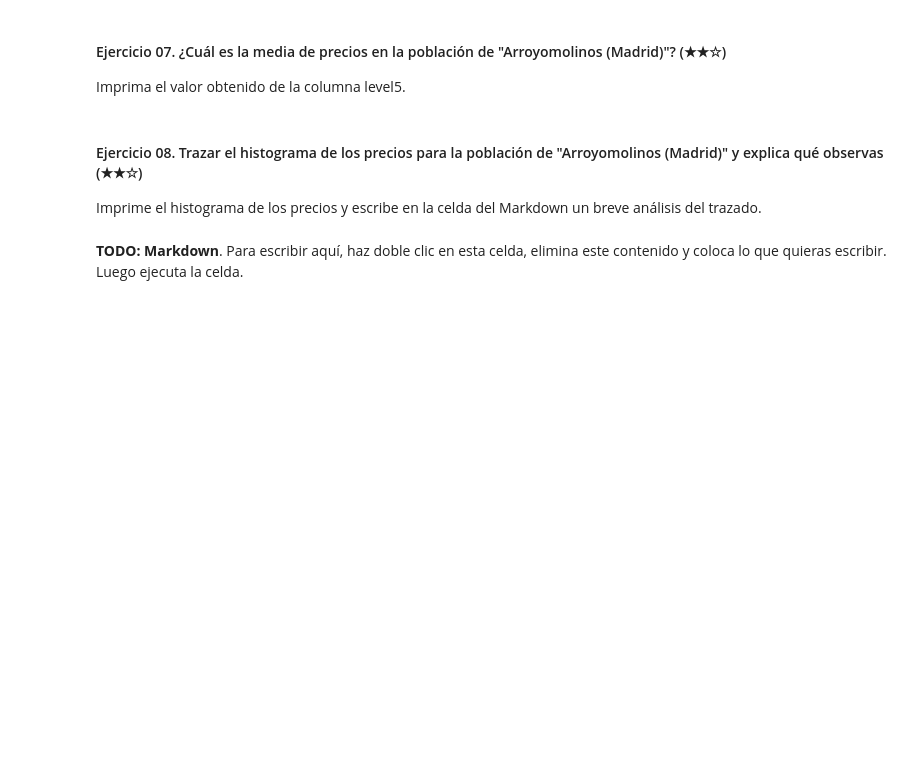
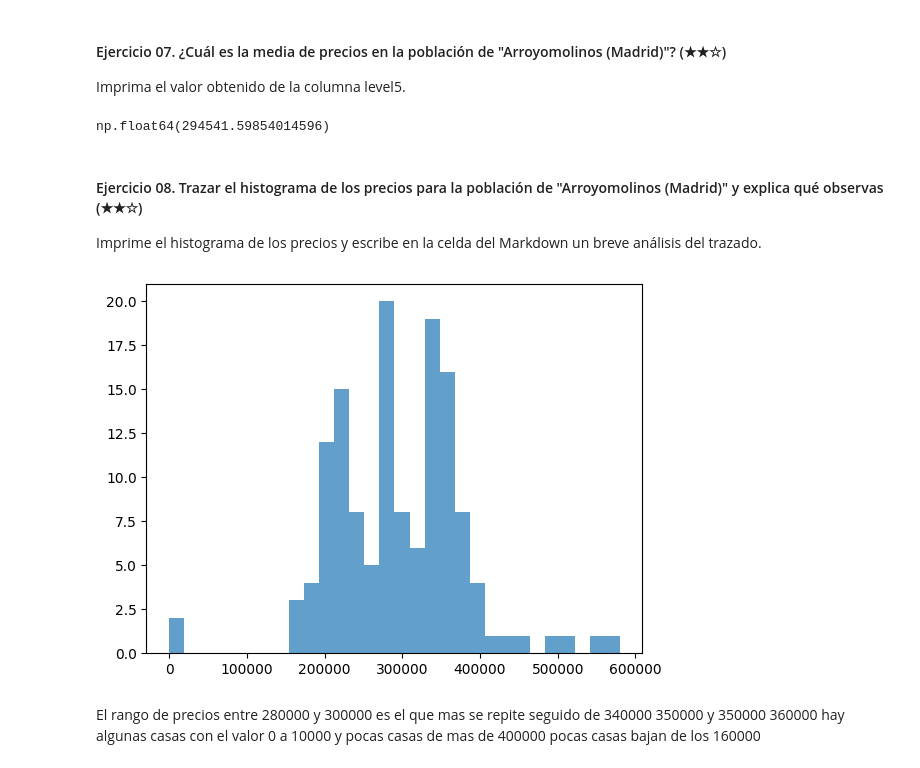
Before and after one commit to elchck81/data-clean-up-pandas-for-beginners-project, a Jupyter notebook: project.es.ipynb, the cells around one changed output. Cells and saved outputs as stored; diff of their text form; code cells hidden in the pictures; blank space fills up the shorter version.

Commit message:
Terminados todos menos el 6

```diff
--- a/project.es.ipynb
+++ b/project.es.ipynb
@@ -274,6 +252,13 @@ Despues de eliminar los valores nulos, compara el tamaño del DataFrame antes y
 Imprima el valor obtenido de la columna level5.
 # %%
 # TODO
+import pandas as pd
+
+# Leer el archivo CSV
+ds = pd.read_csv('assets/real_estate.csv', sep=';') # Este archivo CSV contiene puntos y comas en lugar de comas como separadores
+ds.loc[ds["level5"]=="Arroyomolinos (Madrid)"]["price"].mean()
+# %% [output]
+np.float64(294541.59854014596)
 # %% [markdown]
 #### Ejercicio 08. Trazar el histograma de los precios para la población de "Arroyomolinos (Madrid)" y explica qué observas (★★☆)
 
@@ -281,6 +266,15 @@ Imprime el histograma de los precios y escribe en la celda del Markdown un breve
 # %%
 import matplotlib.pyplot as plt
 
 # Trazar el histograma de precios
+import pandas as pd
+
+# Leer el archivo CSV
+ds = pd.read_csv('assets/real_estate.csv', sep=';') # Este archivo CSV contiene puntos y comas en lugar de comas como separadores
+histograma = ds.loc[ds["level5"]=="Arroyomolinos (Madrid)"]["price"]
+plt.hist(histograma, bins = 30, alpha = 0.7)
+plt.show()
+# %% [output]
+[figure, added]
 # %% [markdown]
-**TODO: Markdown**. Para escribir aquí, haz doble clic en esta celda, elimina este contenido y coloca lo que quieras escribir. Luego ejecuta la celda.
+El rango de precios entre 280000 y 300000 es el que mas se repite seguido de 340000 350000 y 350000 360000 hay algunas casas con el valor 0 a 10000 y pocas casas de mas de 400000 pocas casas bajan de los 160000
```
Also changed, not shown: parts of 4 cells of this notebook.
